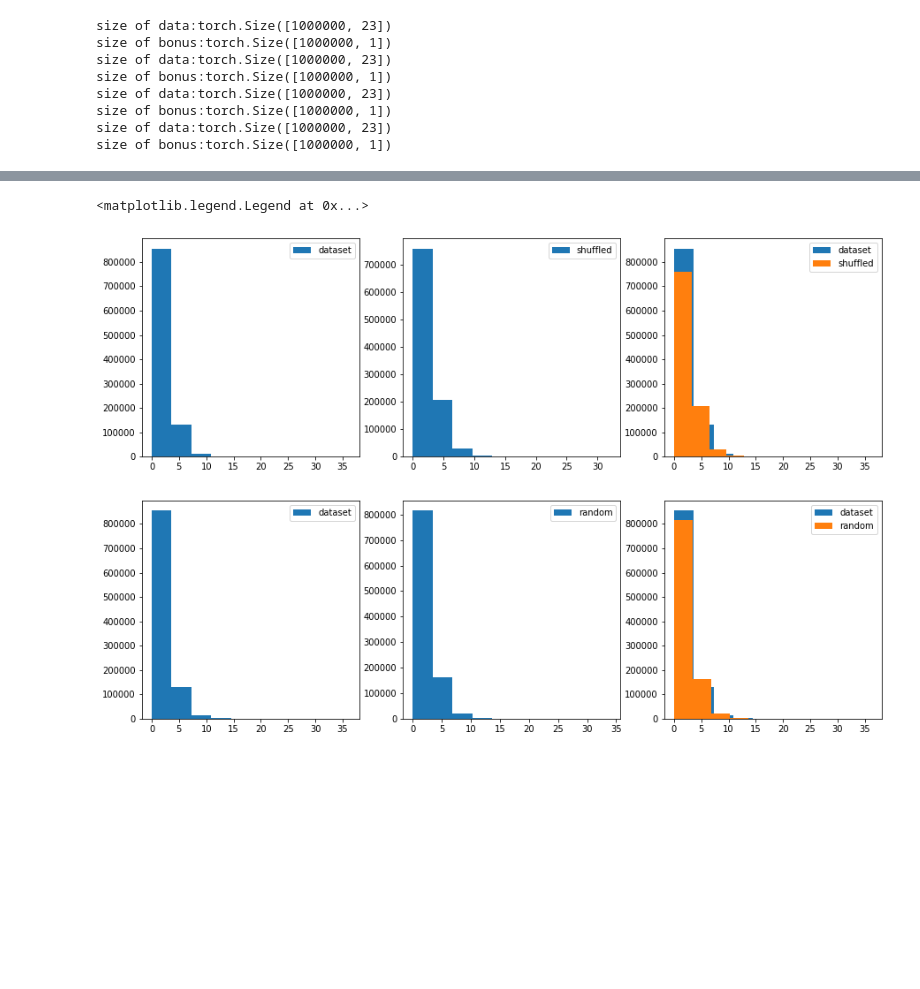
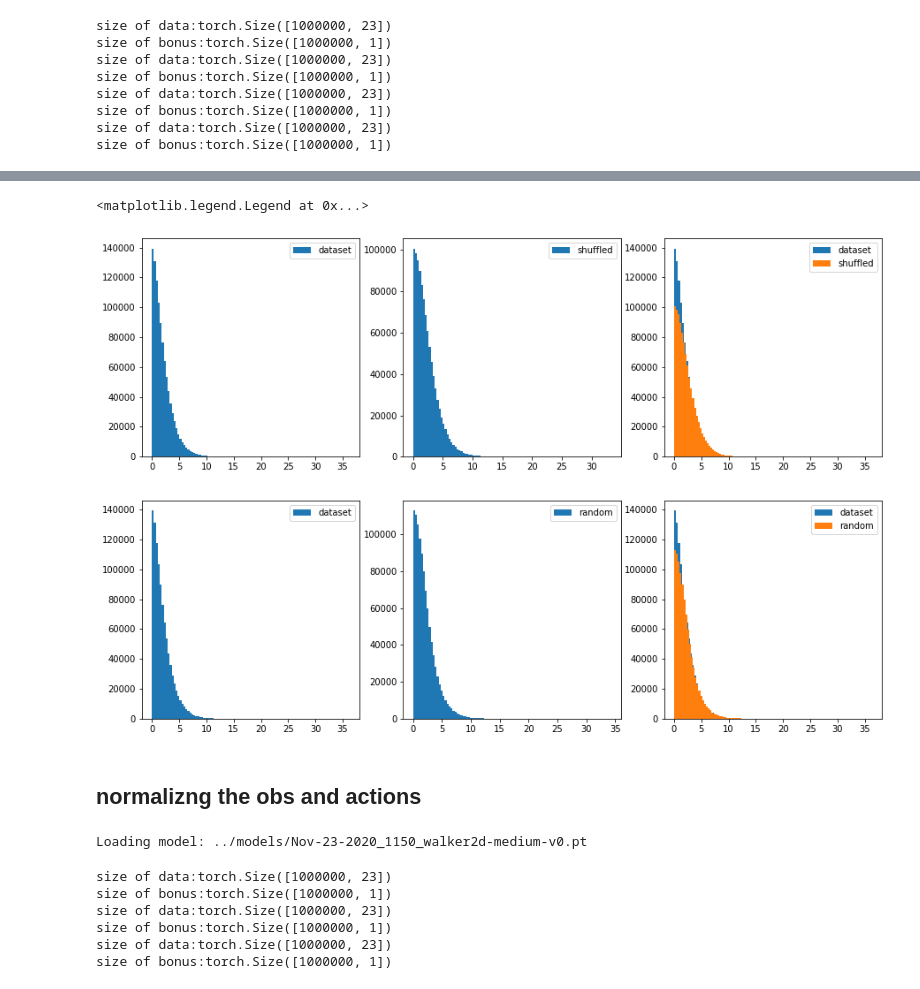
Before and after one commit to shidilrzf/continuous_rnd, a Jupyter notebook: sac/examples/notebooks/bonus.ipynb, the cells around one changed output, grey strips where cells are left out. Cells and saved outputs as stored; diff of their text form; code cells hidden in the pictures; blank space fills up the shorter version.

```diff
--- a/sac/examples/notebooks/bonus.ipynb
+++ b/sac/examples/notebooks/bonus.ipynb
@@ -49,6 +56,8 @@ def load_models(model_name):
     print('Loading model: {}'.format(path))
 
     return network, target_network
+# %%
+num_bins = 100
 # %%
 env_name = 'halfcheetah-medium-v0'
 
@@ -323,30 +331,32 @@ plt.legend(loc='upper right')
 # %%
 plt.subplot(2, 3, 1)
-plt.hist(beta * bonus_2, label='dataset')
+plt.hist(beta * bonus_2, bins = num_bins, label='dataset')
 plt.legend()
 
 plt.subplot(2, 3, 2)
-plt.hist(beta * bonus_shuffled_2, label='shuffled')
+plt.hist(beta * bonus_shuffled_2, bins = num_bins, label='shuffled')
 plt.legend()
 
 plt.subplot(2, 3, 3)
-plt.hist(beta * bonus_2, label='dataset')
-plt.hist(beta * bonus_shuffled_2, label='shuffled')
+plt.hist(beta * bonus_2, bins = num_bins, label='dataset')
+plt.hist(beta * bonus_shuffled_2, bins = num_bins, label='shuffled')
 plt.legend(loc='upper right')
 
 
 plt.subplot(2, 3, 4)
-plt.hist(beta * bonus_2, label='dataset')
+plt.hist(beta * bonus_2, bins = num_bins, label='dataset')
 plt.legend()
 
 plt.subplot(2, 3, 5)
-plt.hist(beta * bonus_random_2, label='random')
+plt.hist(beta * bonus_random_2, bins = num_bins, label='random')
 plt.legend()
 
 plt.subplot(2, 3, 6)
-plt.hist(beta * bonus_2, label='dataset')
-plt.hist(beta * bonus_random_2, label='random')
+plt.hist(beta * bonus_2, bins = num_bins, label='dataset')
+plt.hist(beta * bonus_random_2, bins = num_bins, label='random')
 plt.legend(loc='upper right')
 # %% [output]
 <matplotlib.legend.Legend at 0x...>
-[figure, old version]
+[figure, new version]
+# %% [markdown]
+## normalizng the obs and actions
@@ -352,0 +366,24 @@ plt.legend(loc='upper right')
+# %%
+model_name_1 = 'Nov-23-2020_1142_walker2d-medium-v0.pt'
+model_name_1 = 'Nov-23-2020_1150_walker2d-medium-v0.pt'
+
+network_1, target_network_1 = load_models(model_name_1)
+# %% [output]
+Loading model: ../models/Nov-23-2020_1150_walker2d-medium-v0.pt
+# %%
+bonus_1 = get_bonus(obs_normalized, actions_normalized, network_1, target_network_1).detach().cpu().numpy()
+
+ind = np.random.permutation(actions_normalized.shape[0])
+shuffled_actions = actions_normalized[ind]
+
+random_actions = np.random.rand(actions_normalized.shape[0], actions.shape[1]).astype(actions.dtype)
+
+bonus_shuffled_1 = get_bonus(obs_normalized, shuffled_actions, network_1, target_network_1).detach().cpu().numpy()
+bonus_random_1 = get_bonus(obs_normalized, random_actions, network_1, target_network_1).detach().cpu().numpy()
+# %% [output]
+size of data:torch.Size([1000000, 23])
+size of bonus:torch.Size([1000000, 1])
+size of data:torch.Size([1000000, 23])
+size of bonus:torch.Size([1000000, 1])
+size of data:torch.Size([1000000, 23])
+size of bonus:torch.Size([1000000, 1])
```
Also changed, not shown: parts of 7 cells of this notebook.
